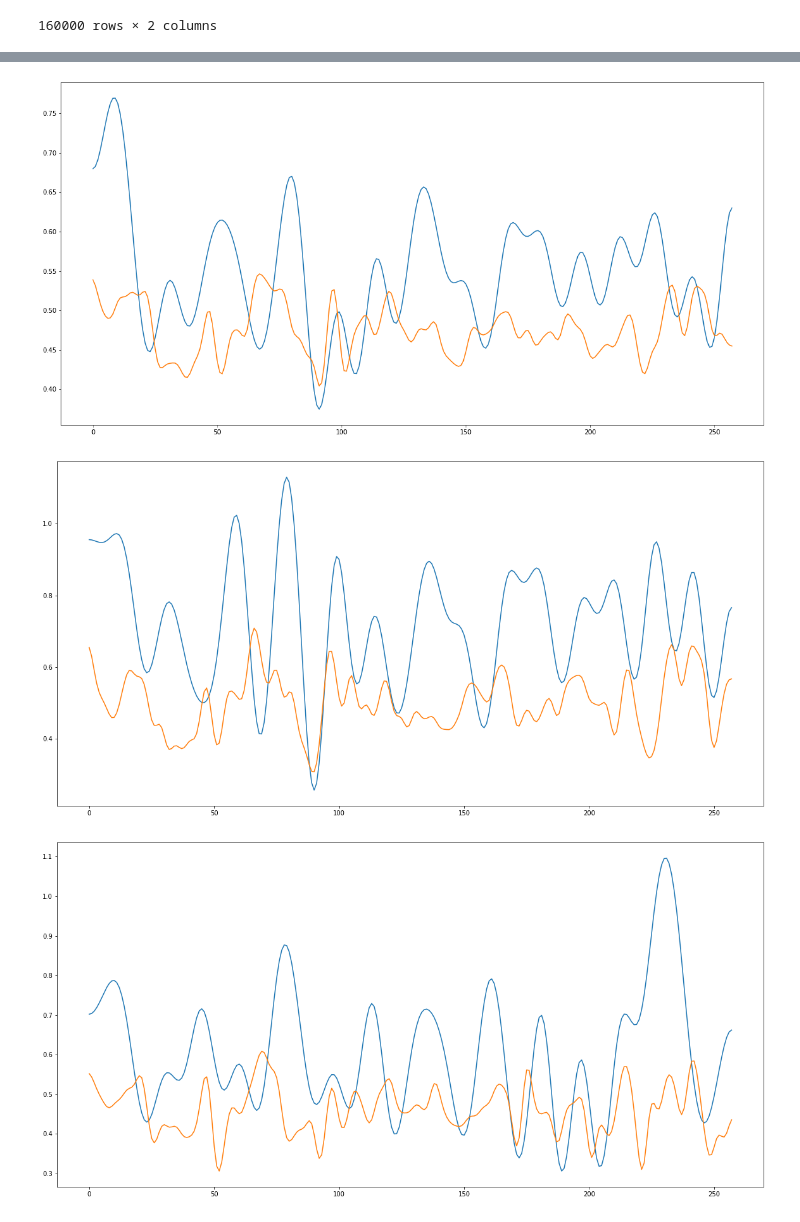
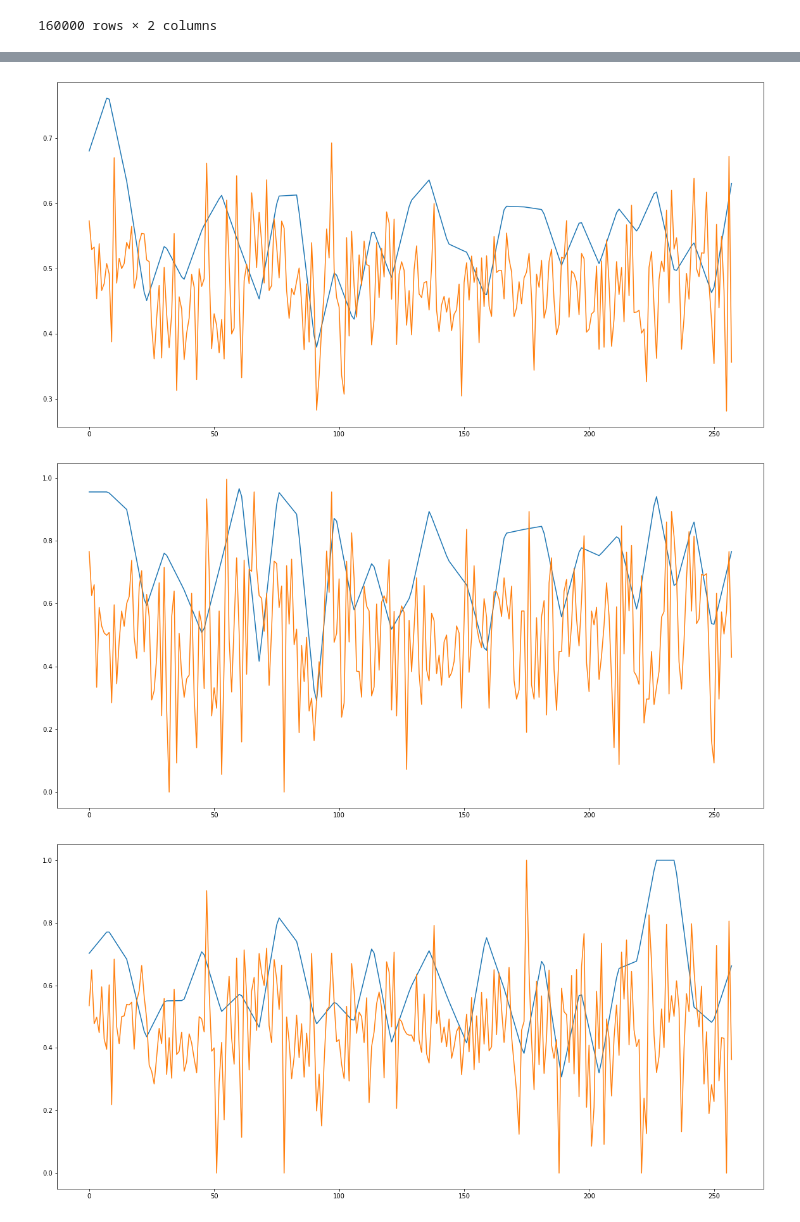
Before and after one commit to lchin29/sentiment_analysis, a Jupyter notebook: testing.ipynb, the cells around one changed output, grey strips where cells are left out. Cells and saved outputs as stored; diff of their text form; code cells hidden in the pictures.

```diff
--- a/testing.ipynb
+++ b/testing.ipynb
@@ -414,28 +414,31 @@ import numpy as np
 
 def resize(x, length):
     ratio = length / len(x)
-    return zoom(x, ratio, order=5)
+    return zoom(x, ratio, order=1)
 # %%
 import matplotlib.pyplot as plt
 from scipy.ndimage.filters import gaussian_filter1d
 
 l = len(trump_naive_values)
 
 plt.figure(figsize=(20,10))
 plt.plot(range(l), resize(obama_naive_values, l))
-plt.plot(range(l), gaussian_filter1d(trump_naive_values, sigma=2))
+plt.plot(range(l), trump_naive_values)
+#plt.plot(range(l), gaussian_filter1d(trump_naive_values, sigma=2))
 plt.show()
 
 plt.figure(figsize=(20,10))
 plt.plot(range(l), resize(obama_ratio_values, l))
-plt.plot(range(l), gaussian_filter1d(trump_ratio_values, sigma=2))
+plt.plot(range(l), trump_ratio_values)
+#plt.plot(range(l), gaussian_filter1d(trump_ratio_values, sigma=2))
 plt.show()
 
 plt.figure(figsize=(20,10))
 plt.plot(range(l), resize(obama_hmm_values, l))
-plt.plot(range(l), gaussian_filter1d(trump_hmm_values, sigma=2))
+plt.plot(range(l), trump_hmm_values)
+#plt.plot(range(l), gaussian_filter1d(trump_hmm_values, sigma=2))
 plt.show()
 # %% [output]
-[figure, old version]
+[figure, new version]
-[figure, old version]
+[figure, new version]
-[figure, old version]
+[figure, new version]
```
Also changed, not shown: parts of 1 cell of this notebook, 1 other file.
